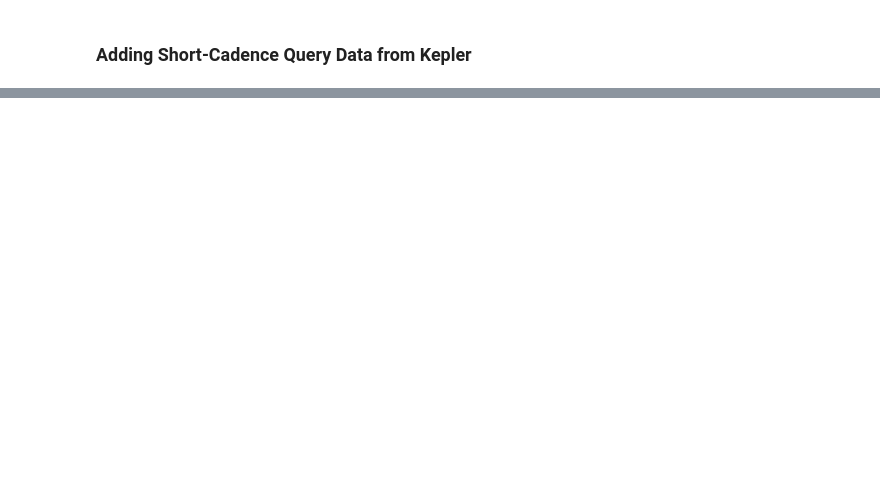
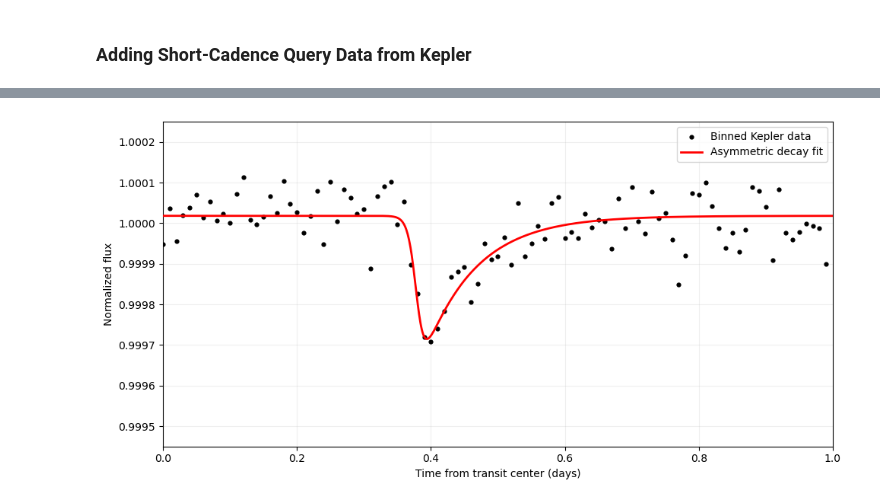
Before and after one commit to psi-dirac/psi-planet-disintegration, a Jupyter notebook: KOI2700b/KOI2700b_Presentation.ipynb, the cells around one changed output, grey strips where cells are left out. Saved outputs shown, nothing was run; the diff lists cells and outputs as text; code cells hidden in the pictures; blank space fills up the shorter version.

```diff
--- a/KOI2700b/KOI2700b_Presentation.ipynb
+++ b/KOI2700b/KOI2700b_Presentation.ipynb
@@ -278,34 +297,41 @@ y_fit = transit_model(x_fit, *popt2)
 # Plot
 fig, ax = plt.subplots(figsize=(10, 5))
 
 ax.scatter(
     phase2,
     y2,
     color="black",
     s=12,
     label="Binned Kepler data",
     zorder=2
 )
 
 ax.plot(
     x_fit,
     y_fit,
     color="red",
     linewidth=2,
     label="Asymmetric decay fit",
     zorder=3
 )
 
 ax.set_xlim(0, 1)
-ax.set_ylim(0.9993, 1.00015)
+ax.set_ylim(0.99945, 1.00025)
+ax.ticklabel_format(
+    axis='y',
+    style='plain',
+    useOffset=False
+)
 
 ax.set_xlabel("Time from transit center (days)")
 ax.set_ylabel("Normalized flux")
 ax.legend()
 ax.grid(True, alpha=0.2)
 
 plt.tight_layout()
 plt.show()
+# %% [output]
+[figure, added]
 # %%
 #Combining to reproduce figure 1
 
```
Also changed, not shown: parts of 10 cells of this notebook.
